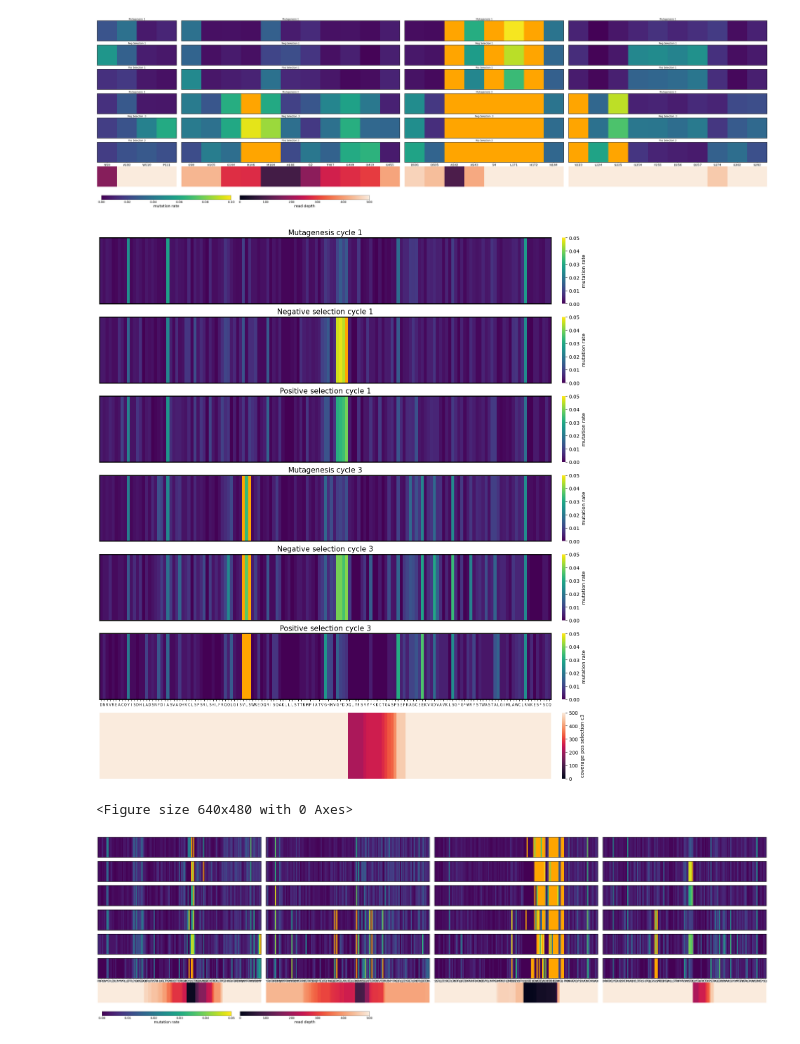
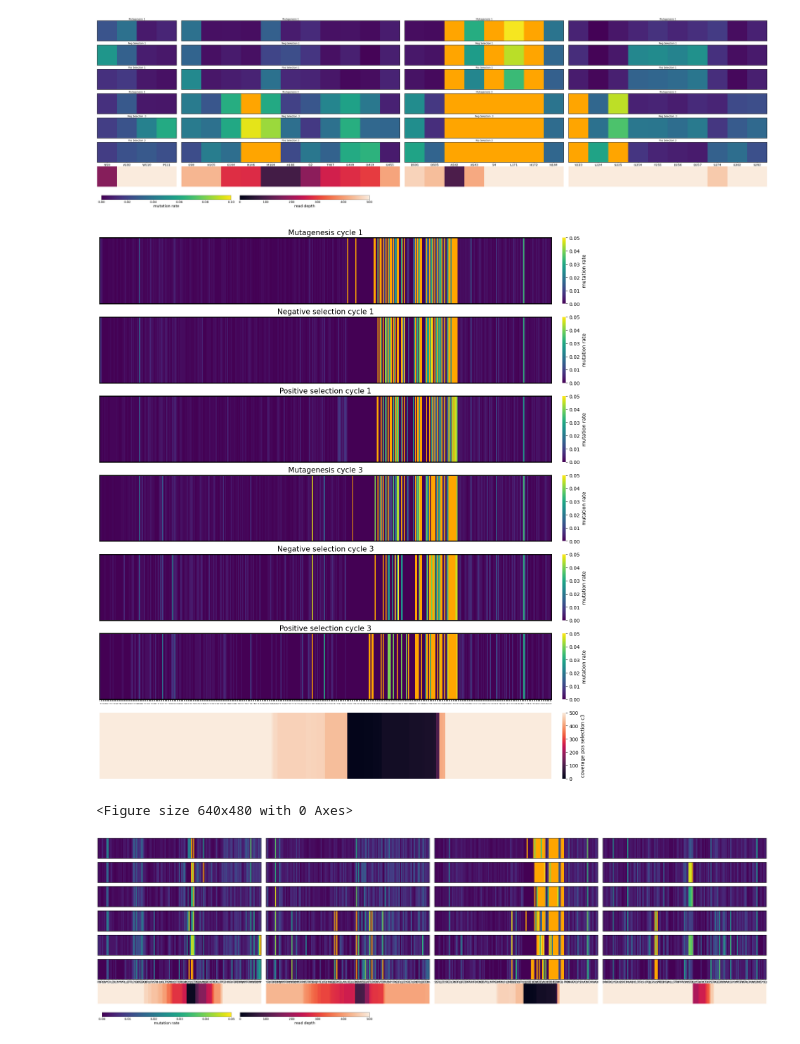
Before and after one commit to AliceHovsepyan/pogo_pance_draft, a Jupyter notebook: DMS_analysis_AraC.ipynb, the cells around one changed output. Saved outputs shown, nothing was run; the diff lists cells and outputs as text; code cells hidden in the pictures.

```diff
--- a/DMS_analysis_AraC.ipynb
+++ b/DMS_analysis_AraC.ipynb
@@ -478,9 +478,9 @@ compare_mut_enrichement_for_all(all_reads, ref_gene, Primer_out_of_triplets, Bar
 # %% [output]
 [figure]
 # %%
-compare_mut_enrichement(all_reads, "S4", ref_gene, use_backward_read =True, use_forward_read= True, data_type = "AA", combine_mut_rates=True, FigFolder=None, vmax = 0.05, Primer_out_of_triplets=Primer_out_of_triplets, Barcodes=Barcodes, Primer_seq= Primer_seq, codons=codons)
+compare_mut_enrichement(all_reads, "S3", ref_gene, use_backward_read =True, use_forward_read= True, data_type = "DNA", combine_mut_rates=True, FigFolder="/Users/annavonbachmann/Documents/GitHub/DMS_analysis/", vmax = 0.05, Primer_out_of_triplets=Primer_out_of_triplets, Barcodes=Barcodes, Primer_seq= Primer_seq, codons=codons)
 # %% [output]
-[figure, old version]
+[figure, new version]
 <Figure size 640x480 with 0 Axes>
 # %%
 FigFolder = os.path.join(base_dir, "output/PACE/cycle_mut_enrichment")
```
Also changed, not shown: 3 other files.
